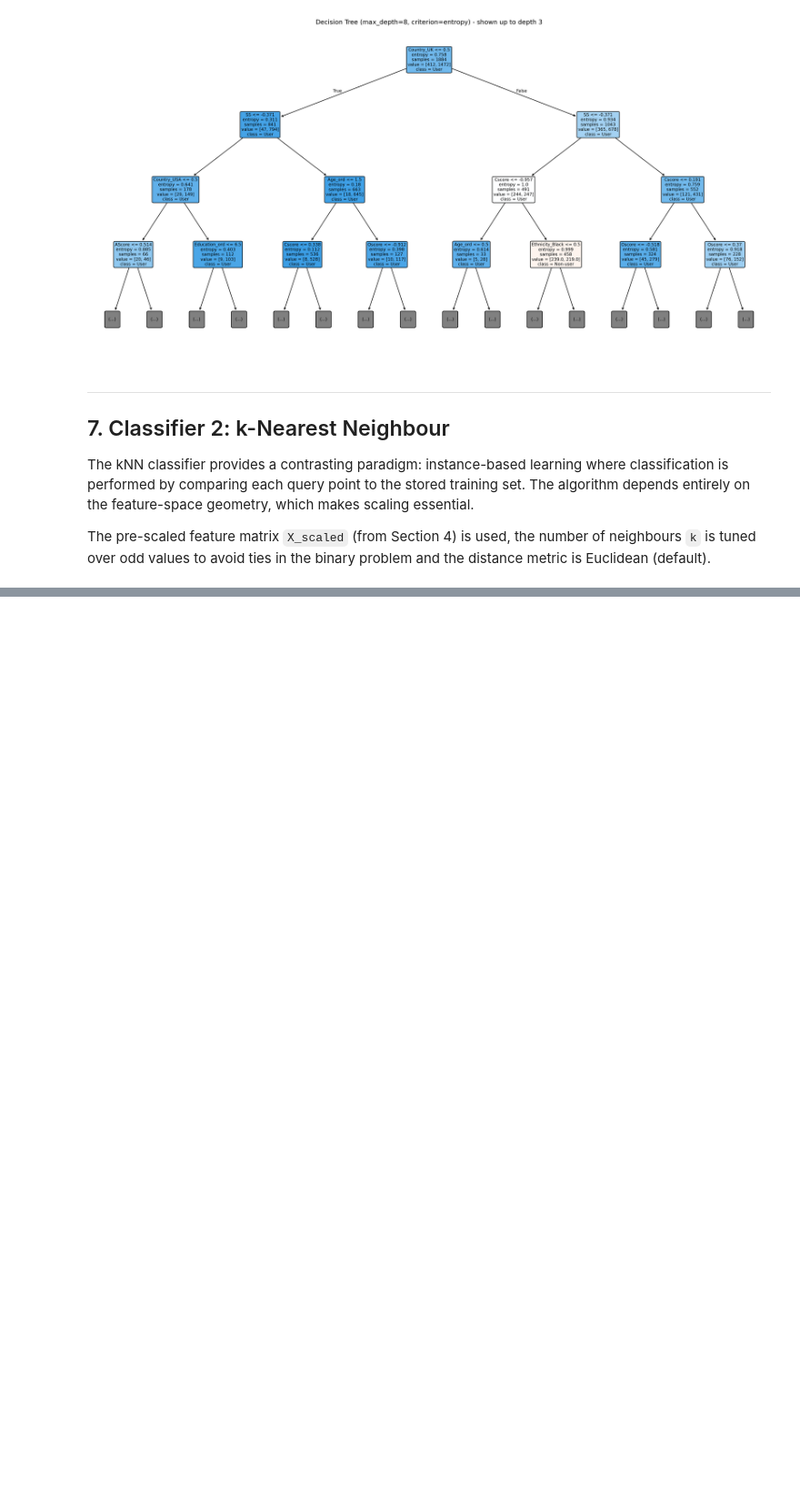
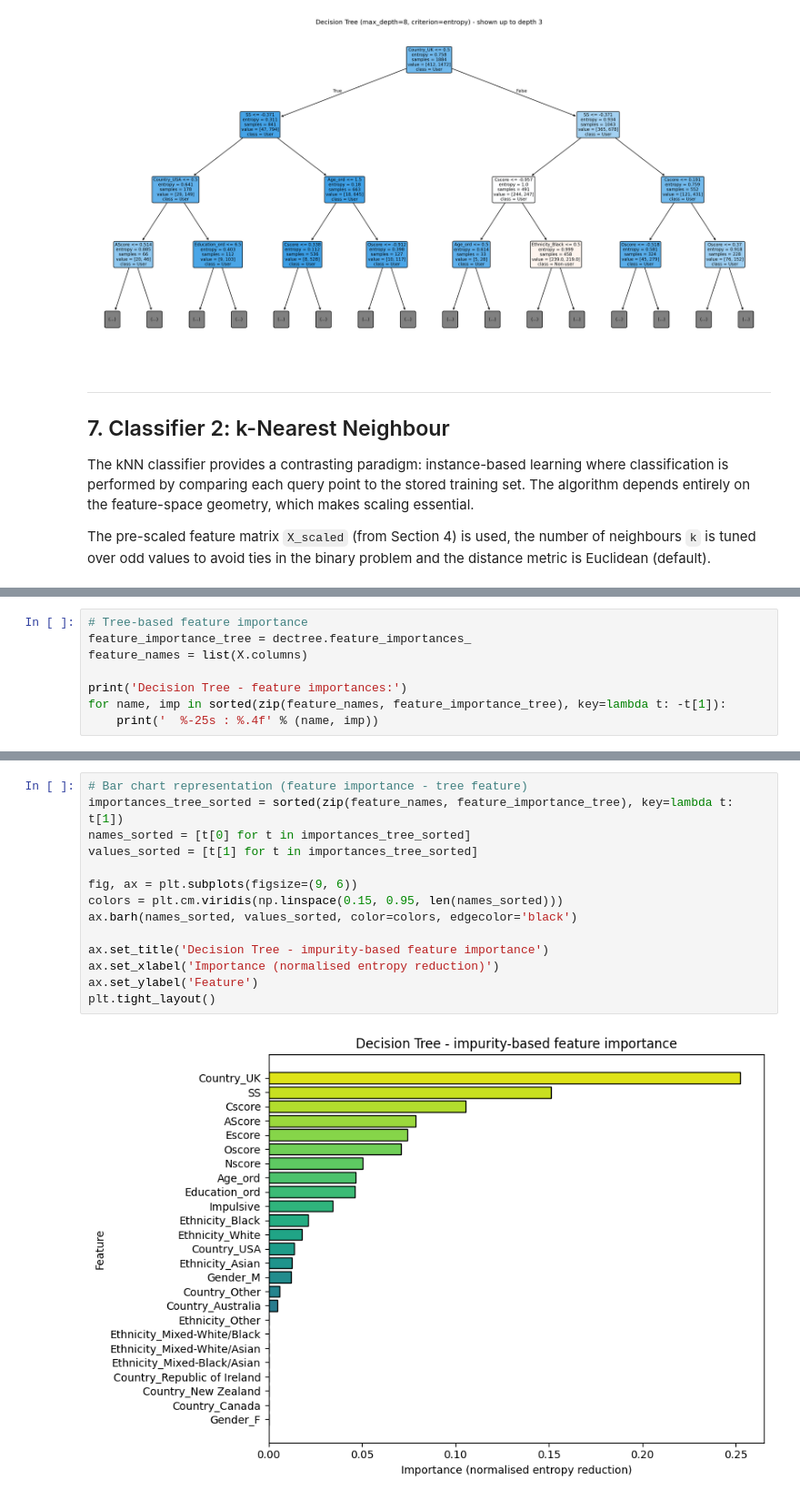
Before and after one commit to maarqui/drug-consumption-analysis, a Jupyter notebook: classification/classification-notebook.ipynb, the cells around one changed output, grey strips where cells are left out. Shown at 91% size. Drawn from its saved outputs; the diff is of its cells as text; blank space fills up the shorter version.

```diff
--- a/classification/classification-notebook.ipynb
+++ b/classification/classification-notebook.ipynb
@@ -337,0 +473,8 @@ The pre-scaled feature matrix `X_scaled` (from Section 4) is used, the number of
+# %%
+# Tree-based feature importance
+feature_importance_tree = dectree.feature_importances_
+feature_names = list(X.columns)
+
+print('Decision Tree - feature importances:')
+for name, imp in sorted(zip(feature_names, feature_importance_tree), key=lambda t: -t[1]):
+    print('  %-25s : %.4f' % (name, imp))
@@ -337,0 +499,16 @@ The pre-scaled feature matrix `X_scaled` (from Section 4) is used, the number of
+# %%
+# Bar chart representation (feature importance - tree feature)
+importances_tree_sorted = sorted(zip(feature_names, feature_importance_tree), key=lambda t: t[1])
+names_sorted = [t[0] for t in importances_tree_sorted]
+values_sorted = [t[1] for t in importances_tree_sorted]
+
+fig, ax = plt.subplots(figsize=(9, 6))
+colors = plt.cm.viridis(np.linspace(0.15, 0.95, len(names_sorted)))
+ax.barh(names_sorted, values_sorted, color=colors, edgecolor='black')
+
+ax.set_title('Decision Tree - impurity-based feature importance')
+ax.set_xlabel('Importance (normalised entropy reduction)')
+ax.set_ylabel('Feature')
+plt.tight_layout()
+# %% [output]
+[figure, added]
```
Also changed, not shown: parts of 15 cells of this notebook.
